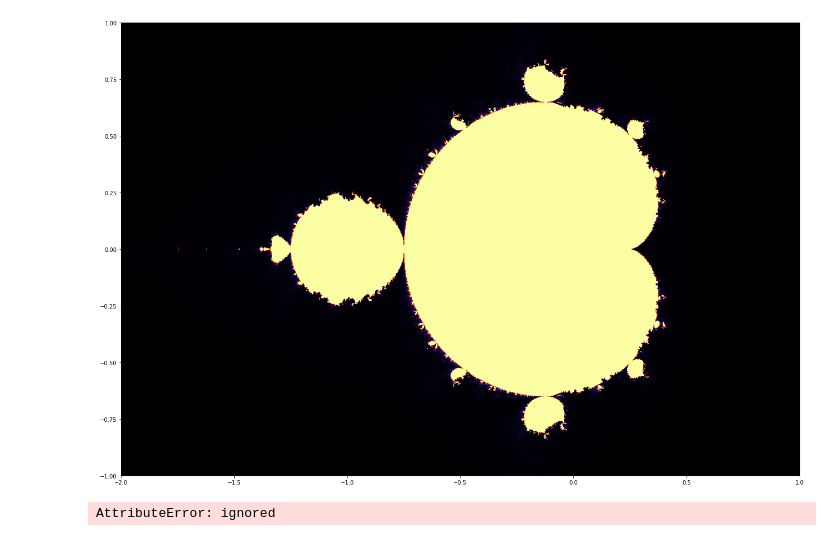
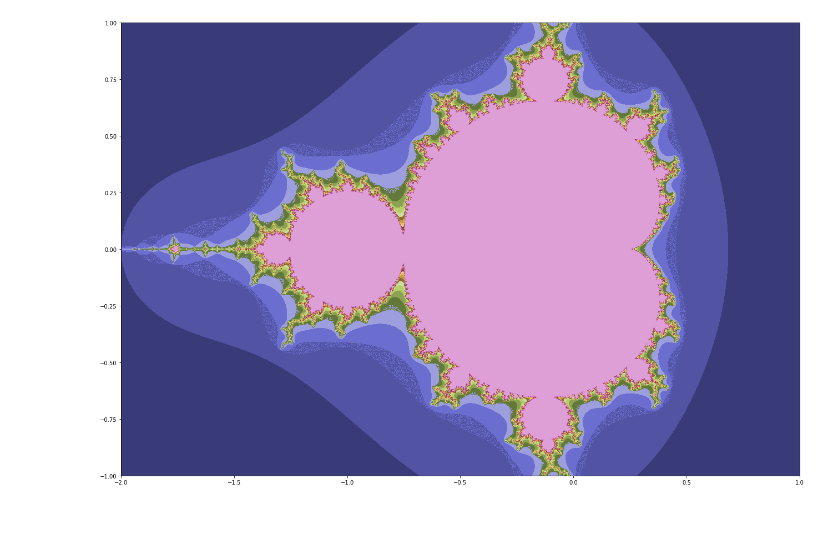
Before and after one commit to RonnyGuevara/Fractal_Images, a Jupyter notebook: TP4/TP4_FI.ipynb, the cells around one changed output. Cells and saved outputs as stored; diff of their text form; code cells hidden in the pictures.

```diff
--- a/TP4/TP4_FI.ipynb
+++ b/TP4/TP4_FI.ipynb
@@ -8,57 +8,25 @@ import math
 # %%
 def mandelbrot(re, im, max_iter):
   c = complex(re, im) #
-  z = 0.27 + 0j #J permite crear un numero imaginario
+  z = 0 + 0j #J permite crear un numero imaginario
   for i in range(max_iter):
     z = z*z+c
     if (z.real * z.real + z.imag * z.imag) >=4:
       return i
   return max_iter
 # %%
-columnas = 1000
-filas = 1000
+columnas = 5000
+filas = 5000
 plano = np.zeros([filas,columnas])
 
 plt.figure(figsize=(30, 15))
 
 for indice_fila, re in enumerate(np.linspace(-2,1,num=filas)):
   for indice_columna, im in enumerate(np.linspace(-1,1,num=columnas)):
-    plano [indice_columna,indice_fila] = mandelbrot(re,im,1000)
+    plano [indice_columna,indice_fila] = mandelbrot(re,im,50)
 
-plt.imshow(plano,cmap='inferno', extent = [-2,1,-1,1])
-plt.savefig('fractal.png', dpi=1000)
+plt.imshow(plano,cmap='tab20b', extent = [-2,1,-1,1])
+#plt.savefig('fractal.png', dpi=1000)#opcion de guardado para posterior lectura y zoom de la imagen
 plt.show()
 # %% [output]
-[figure, old version]
+[figure, new version]
-# %%
-lado=720
-tamano=[lado, lado]
-zn=np.zeros(tamano)
-mandelbrot=np.zeros(tamano)
-
-##Se puebla la matriz 'c' con las coordenadas del plano complejo de -2 a 2 y de
-#-2i a 2i alrededor del origen.
-paso=4/lado;
-[X,Y]=np.meshgrid(lado, lado)
-c=((X-lado/2)+(lado/2-Y))*paso;
-
-pixelesAntes=0;   #Cantidad de pixeles dentro del Mandelbrot antes de comenzar.
-dentro=np.find(c+1);   #1.- Lista todos los pixeles dentro del conjunto de Mandelbrot.
-pixelesDespues=np.length(dentro); #Cantidad de pixeles dentro del Mandelbrot después de la iteración.
-iteracion=0;
-while(pixelesAntes!=pixelesDespues):
-  iteracion=iteracion+1;
-  pixelesAntes=pixelesDespues;   #Cantidad de pixeles que pertenecían al Mandelbrot al final de la iteración anterior.
-  zn=zn(dentro)*2+c(dentro);   #2.- Iteramos Zn+1 = Zn^2 + c sobre los valores que sobrevivieron la iteración anterior.
-  dentro=find(zn<2);   #3.- Encontramos los pixeles que sobreviven la presente iteración.
-  pixelesDespues=length(dentro);   #Cantidad de pixeles que sobreviven la presente iteración.
-  mandelbrot=iteracion;    #Asignamos el número de la iteración como color de los pixeles que sobrevivieron.
-endwhile
-mandelbrot=mandelbrot/iteracion;  #Renormaliza la imagen a una escala [0,1].
-
-figure(1)
-imshow(mandelbrot);   #Despliega el fractal en blanco y negro.
-
-printf("Se alcanzo convergencia en la iteracion: %d.\n", iteracion);
-# %% [output]
-AttributeError: ignored
```
